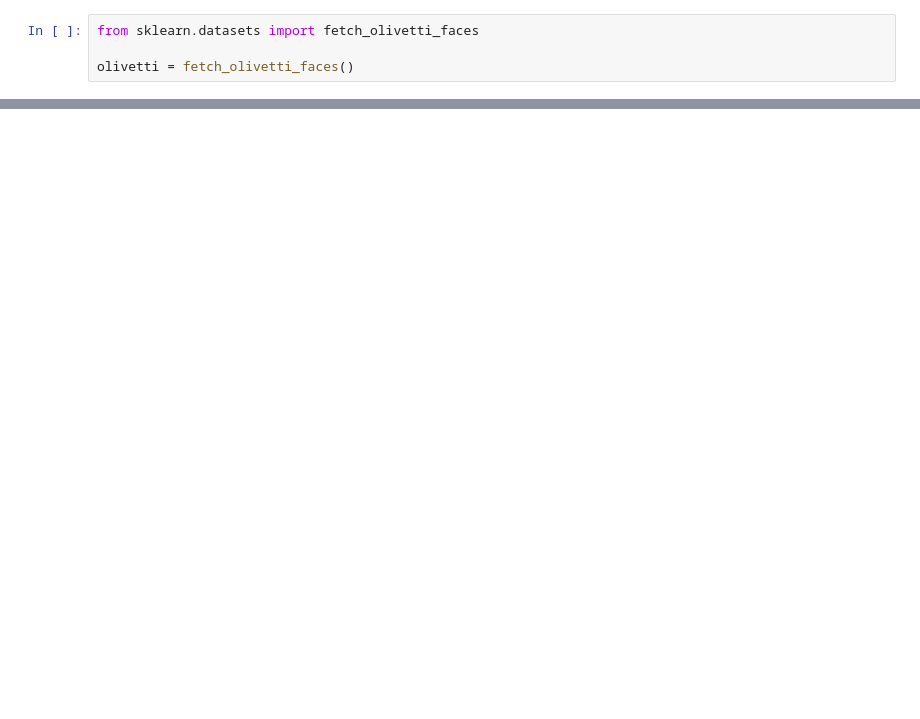
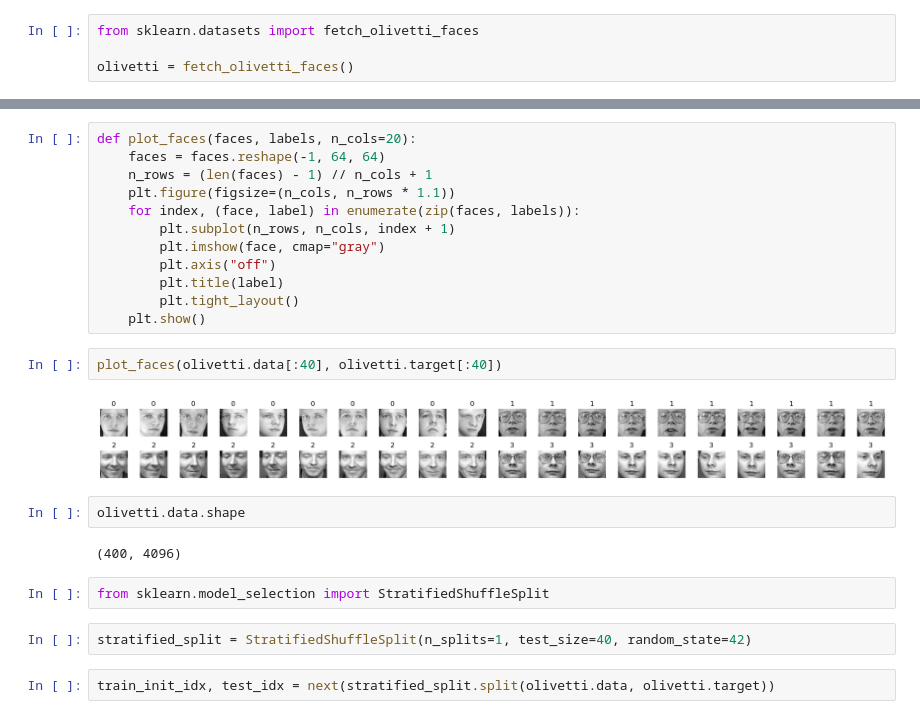
Before and after one commit to Fful/ml-base-notebooks, a Jupyter notebook: 1.Olivetti_faces.ipynb, the cells around one changed output, grey strips where cells are left out. Drawn from its saved outputs; the diff is of its cells as text; blank space fills up the shorter version.

```diff
--- a/1.Olivetti_faces.ipynb
+++ b/1.Olivetti_faces.ipynb
@@ -32,0 +63,26 @@ olivetti = fetch_olivetti_faces()
+# %%
+def plot_faces(faces, labels, n_cols=20):
+    faces = faces.reshape(-1, 64, 64)
+    n_rows = (len(faces) - 1) // n_cols + 1
+    plt.figure(figsize=(n_cols, n_rows * 1.1))
+    for index, (face, label) in enumerate(zip(faces, labels)):
+        plt.subplot(n_rows, n_cols, index + 1)
+        plt.imshow(face, cmap="gray")
+        plt.axis("off")
+        plt.title(label)
+        plt.tight_layout()
+    plt.show()
+# %%
+plot_faces(olivetti.data[:40], olivetti.target[:40])
+# %% [output]
+[figure, added]
+# %%
+olivetti.data.shape
+# %% [output]
+(400, 4096)
+# %%
+from sklearn.model_selection import StratifiedShuffleSplit
+# %%
+stratified_split = StratifiedShuffleSplit(n_splits=1, test_size=40, random_state=42)
+# %%
+train_init_idx, test_idx = next(stratified_split.split(olivetti.data, olivetti.target))
```
Also changed, not shown: parts of 18 cells of this notebook.
